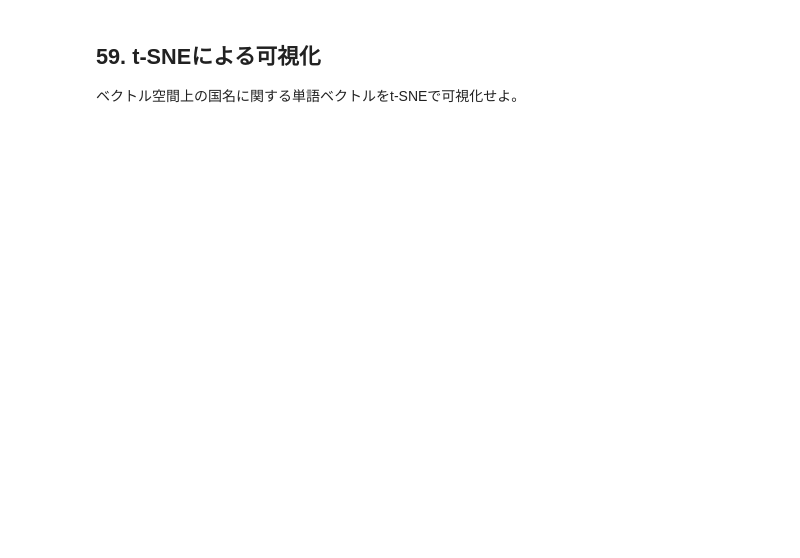
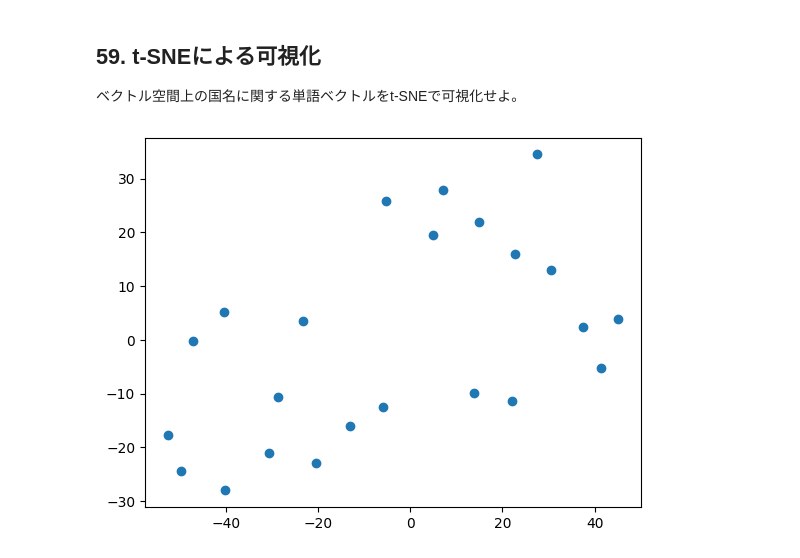
Before and after one commit to kosuke-2025/NLP100, a Jupyter notebook: ja/ch06.ipynb, the cells around one changed output. Cells and saved outputs as stored; diff of their text form; code cells hidden in the pictures; blank space fills up the shorter version.

```diff
--- a/ja/ch06.ipynb
+++ b/ja/ch06.ipynb
@@ -202,3 +231,13 @@ Pakistan
 ## 59. t-SNEによる可視化
 
 ベクトル空間上の国名に関する単語ベクトルをt-SNEで可視化せよ。
+# %%
+from sklearn.manifold import TSNE
+
+X = np.array(countryVec)
+tsne = TSNE(random_state=0, max_iter=15000, metric="cosine",perplexity=5)
+embs = tsne.fit_transform(X)
+plt.scatter(embs[:, 0], embs[:, 1])
+plt.show()
+# %% [output]
+[figure, added]
```
Also changed, not shown: parts of 2 cells of this notebook.
